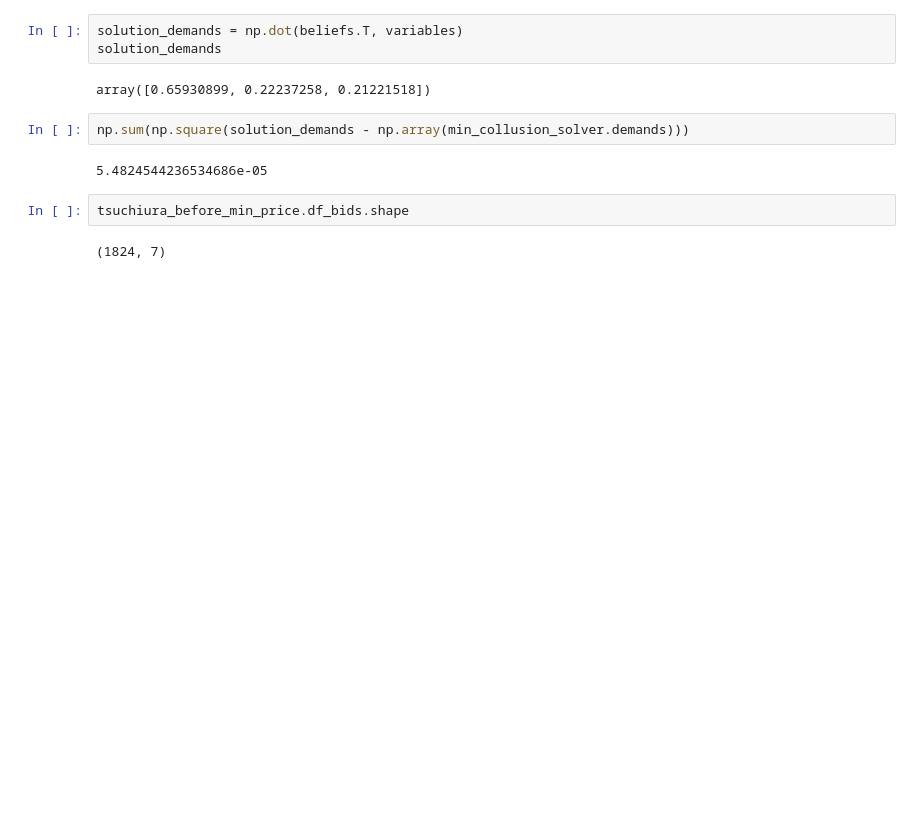
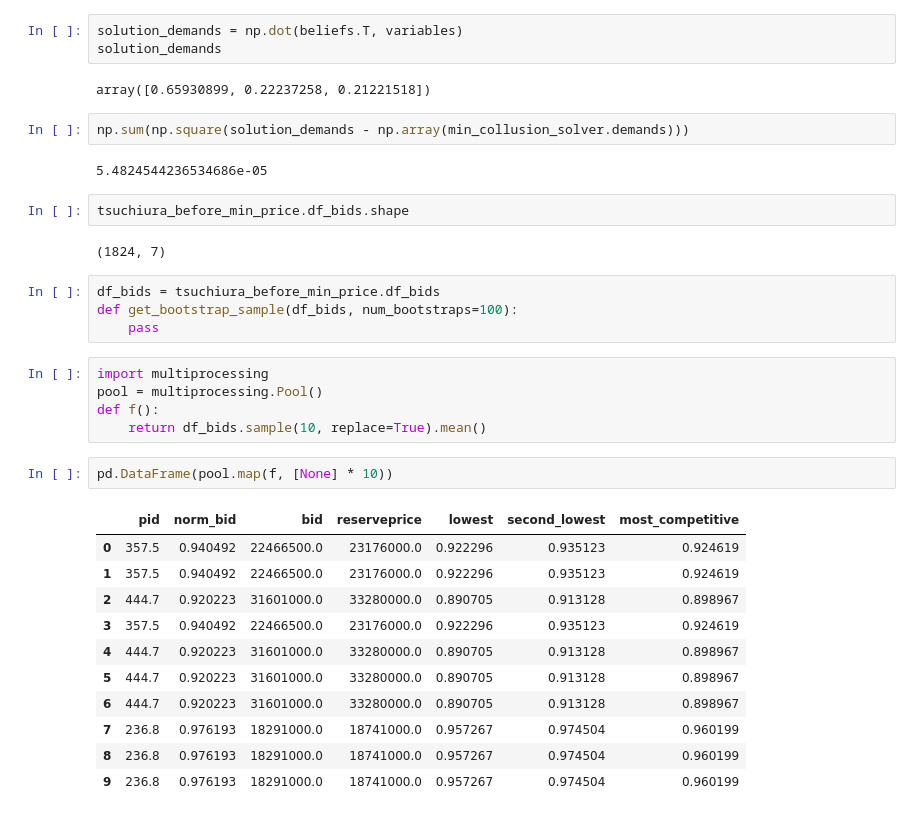
Before and after one commit to sylvaingchassang/missing_bids, a Jupyter notebook: notebooks/example_tsuchiura.ipynb, the cells around one changed output. Drawn from its saved outputs; the diff is of its cells as text; blank space fills up the shorter version.

```diff
--- a/notebooks/example_tsuchiura.ipynb
+++ b/notebooks/example_tsuchiura.ipynb
@@ -182,3 +145,26 @@ np.sum(np.square(solution_demands - np.array(min_collusion_solver.demands)))
 tsuchiura_before_min_price.df_bids.shape
 # %% [output]
 (1824, 7)
+# %%
+df_bids = tsuchiura_before_min_price.df_bids
+def get_bootstrap_sample(df_bids, num_bootstraps=100):
+    pass
+# %%
+import multiprocessing
+pool = multiprocessing.Pool()
+def f():
+    return df_bids.sample(10, replace=True).mean()
+# %%
+pd.DataFrame(pool.map(f, [None] * 10))
+# %% [output]
+|  | pid | norm_bid | bid | reserveprice | lowest | second_lowest | most_competitive |
+| 0 | 357.5 | 0.940492 | 22466500.0 | 23176000.0 | 0.922296 | 0.935123 | 0.924619 |
+| 1 | 357.5 | 0.940492 | 22466500.0 | 23176000.0 | 0.922296 | 0.935123 | 0.924619 |
+| 2 | 444.7 | 0.920223 | 31601000.0 | 33280000.0 | 0.890705 | 0.913128 | 0.898967 |
+| 3 | 357.5 | 0.940492 | 22466500.0 | 23176000.0 | 0.922296 | 0.935123 | 0.924619 |
+| 4 | 444.7 | 0.920223 | 31601000.0 | 33280000.0 | 0.890705 | 0.913128 | 0.898967 |
+| 5 | 444.7 | 0.920223 | 31601000.0 | 33280000.0 | 0.890705 | 0.913128 | 0.898967 |
+| 6 | 444.7 | 0.920223 | 31601000.0 | 33280000.0 | 0.890705 | 0.913128 | 0.898967 |
+| 7 | 236.8 | 0.976193 | 18291000.0 | 18741000.0 | 0.957267 | 0.974504 | 0.960199 |
+| 8 | 236.8 | 0.976193 | 18291000.0 | 18741000.0 | 0.957267 | 0.974504 | 0.960199 |
+| 9 | 236.8 | 0.976193 | 18291000.0 | 18741000.0 | 0.957267 | 0.974504 | 0.960199 |
```
Also changed, not shown: parts of 21 cells of this notebook, 2 other files.
